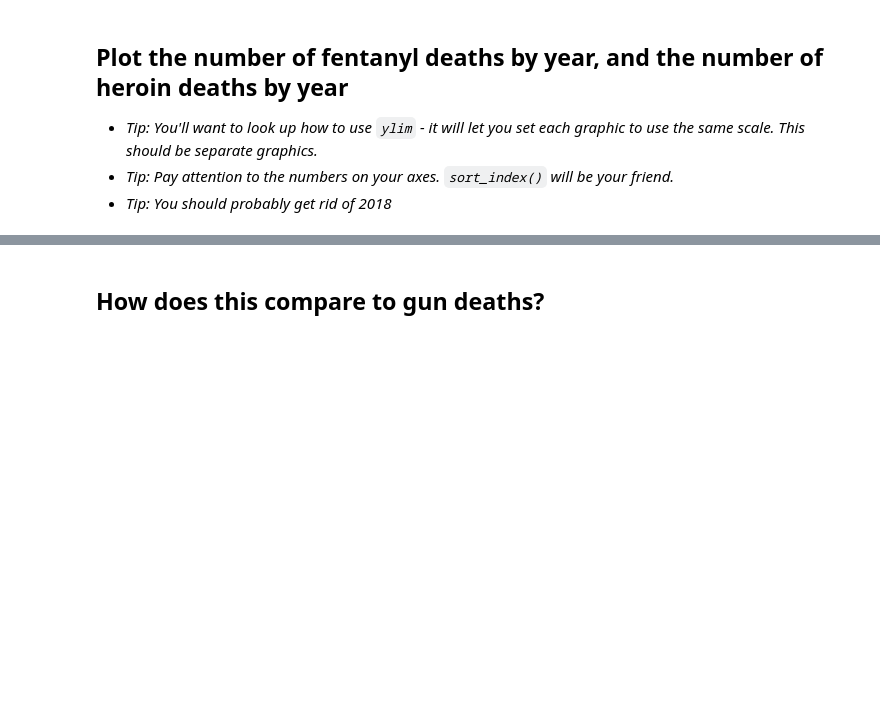
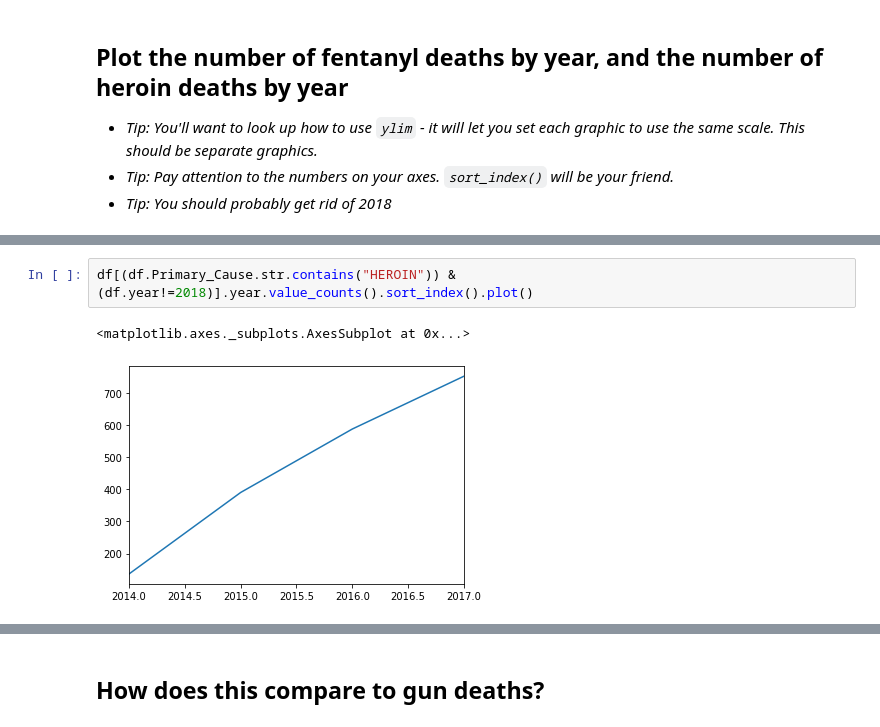
Before and after one commit to elenamlutz/foundations_homework, a Jupyter notebook: 07-homework/medical-examiner/Medical Examiner.ipynb, the cells around one changed output, grey strips where cells are left out. Saved outputs shown, nothing was run; the diff lists cells and outputs as text; blank space fills up the shorter version.

```diff
--- a/07-homework/medical-examiner/Medical Examiner.ipynb
+++ b/07-homework/medical-examiner/Medical Examiner.ipynb
@@ -661,0 +751,5 @@ If you'd like to make it look nicer, do some sorting and get rid of 2018.
+# %%
+df[(df.Primary_Cause.str.contains("HEROIN")) & (df.year!=2018)].year.value_counts().sort_index().plot()
+# %% [output]
+<matplotlib.axes._subplots.AxesSubplot at 0x...>
+[figure, added]
```
Also changed, not shown: parts of 21 cells of this notebook.
